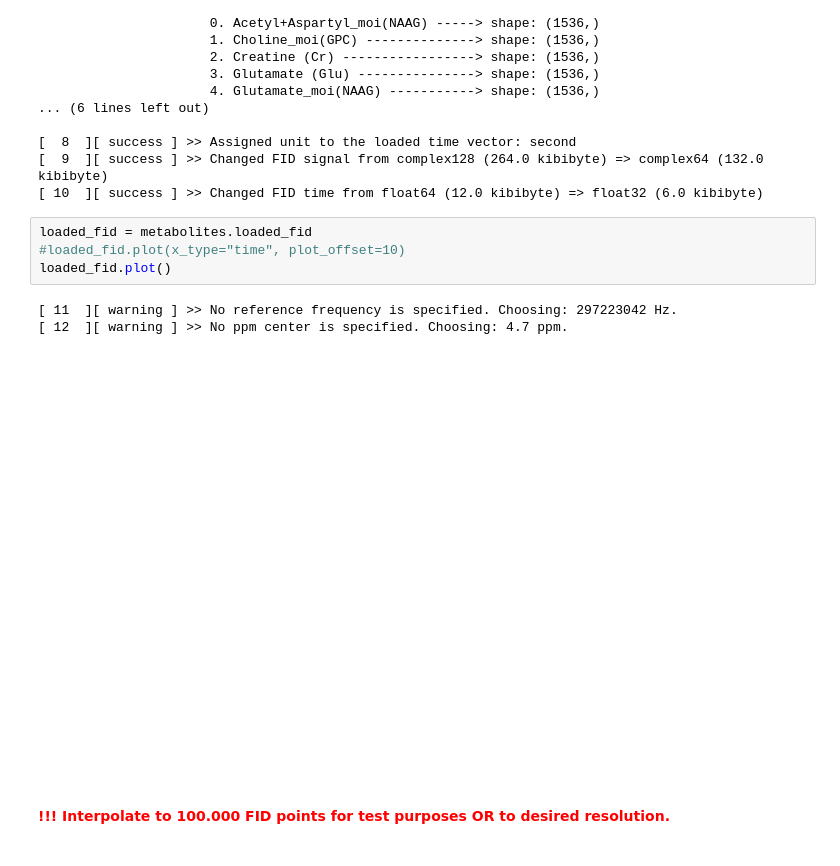
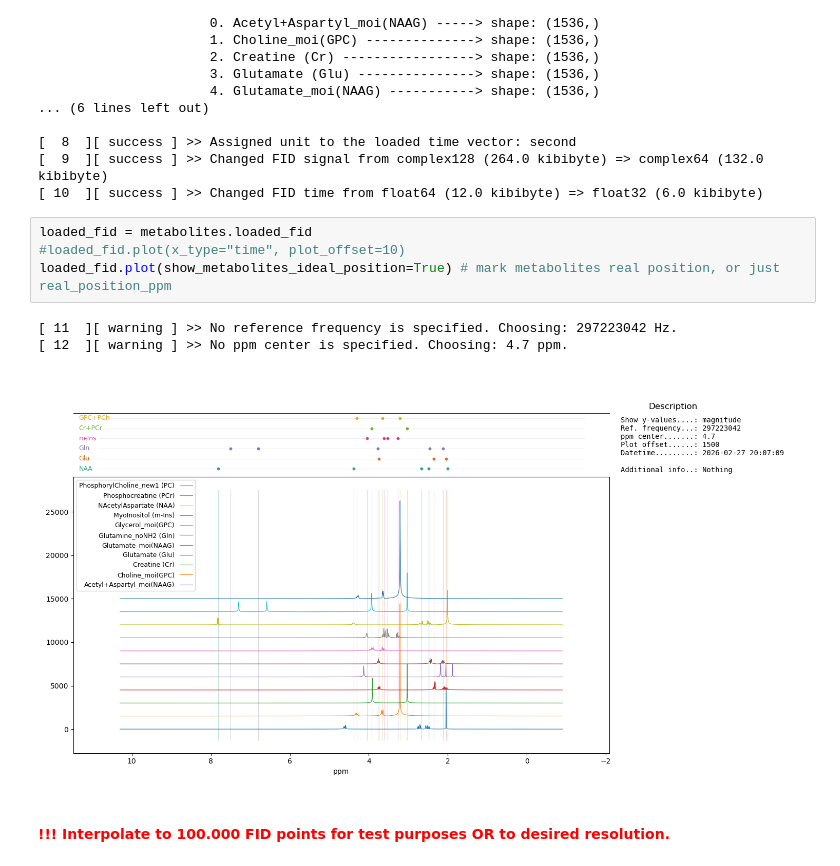
Before and after one commit to MRSI-HFMR-Group-Vienna/Synthetic_MRSI, a Jupyter notebook: code/main_notebook.ipynb, the cells around one changed output. Drawn from its saved outputs; the diff is of its cells as text.

```diff
--- a/code/main_notebook.ipynb
+++ b/code/main_notebook.ipynb
@@ -189,11 +189,11 @@ metabolites.loaded_fid.change_time_data_type("float32")
 # %%
 loaded_fid = metabolites.loaded_fid
 #loaded_fid.plot(x_type="time", plot_offset=10)
-loaded_fid.plot()
+loaded_fid.plot(show_metabolites_ideal_position=True) # mark metabolites real position, or just real_position_ppm
 # %% [output]
 [ 11  ][ warning ] >> No reference frequency is specified. Choosing: 297223042 Hz.
 [ 12  ][ warning ] >> No ppm center is specified. Choosing: 4.7 ppm.
-[figure, old version]
+[figure, new version]
 # %% [markdown]
 #### <span style="color:red">!!! Interpolate to 100.000 FID points for test purposes OR to desired resolution.</span>
 # %%
```
Also changed, not shown: parts of 4 cells of this notebook, 3 other files.
